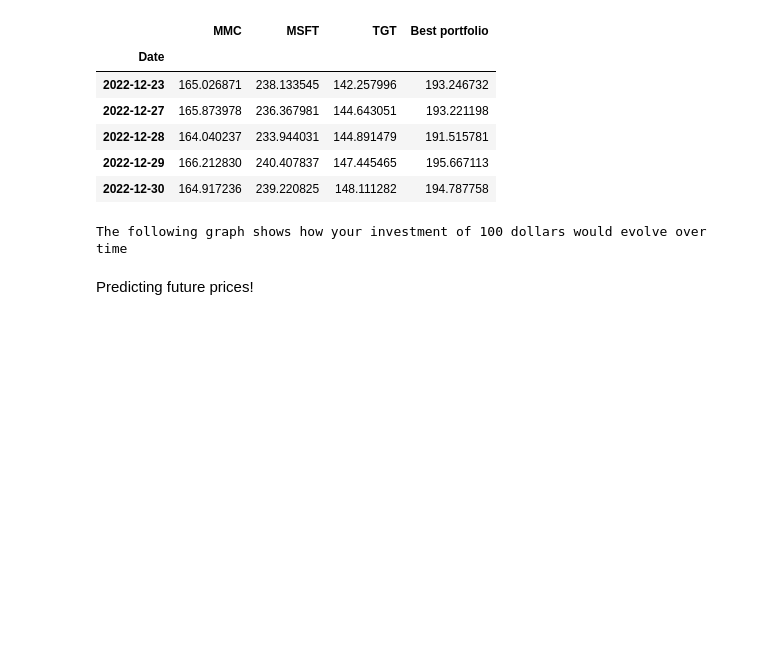
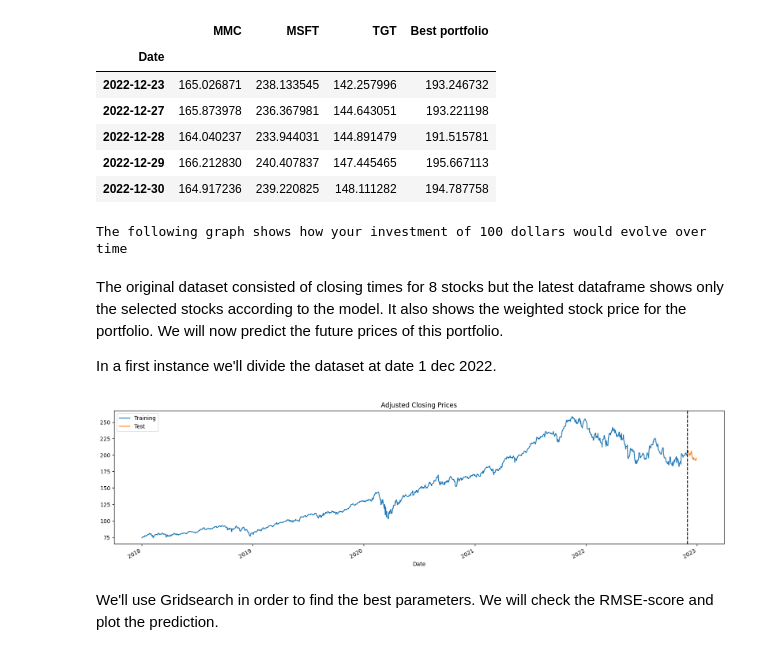
Before and after one commit to Naci-T/portfolio, a Jupyter notebook: Optimalisation.ipynb, the cells around one changed output. Cells and saved outputs as stored; diff of their text form; code cells hidden in the pictures; blank space fills up the shorter version.

```diff
--- a/Optimalisation.ipynb
+++ b/Optimalisation.ipynb
@@ -202,5 +271,14 @@ Here are the most recent stock prices of your stocks and (optimal) portfolio:
 | 2022-12-29 | 166.212830 | 240.407837 | 147.445465 | 195.667113 |
 | 2022-12-30 | 164.917236 | 239.220825 | 148.111282 | 194.787758 |
 The following graph shows how your investment of 100 dollars would evolve over time
-# %% [markdown]
-Predicting future prices!
+# %% [markdown]
+The original dataset consisted of closing times for 8 stocks but the latest dataframe shows only the selected stocks according to the model. It also shows the weighted stock price for the portfolio. We will now predict the future prices of this portfolio.
+
+In a first instance we'll divide the dataset at date 1 dec 2022.
+# %%
+close_df=df_opt[['Best portfolio']]
+# We will split the data in train and test set and plot the stock price
+date="20221201"
+plot_close(close_df, date)
+# %% [output]
+[figure, added]
@@ -206,0 +288,2 @@ Predicting future prices!
+# %% [markdown]
+We'll use Gridsearch in order to find the best parameters. We will check the RMSE-score and plot the prediction.
```
Also changed, not shown: parts of 24 cells of this notebook.
